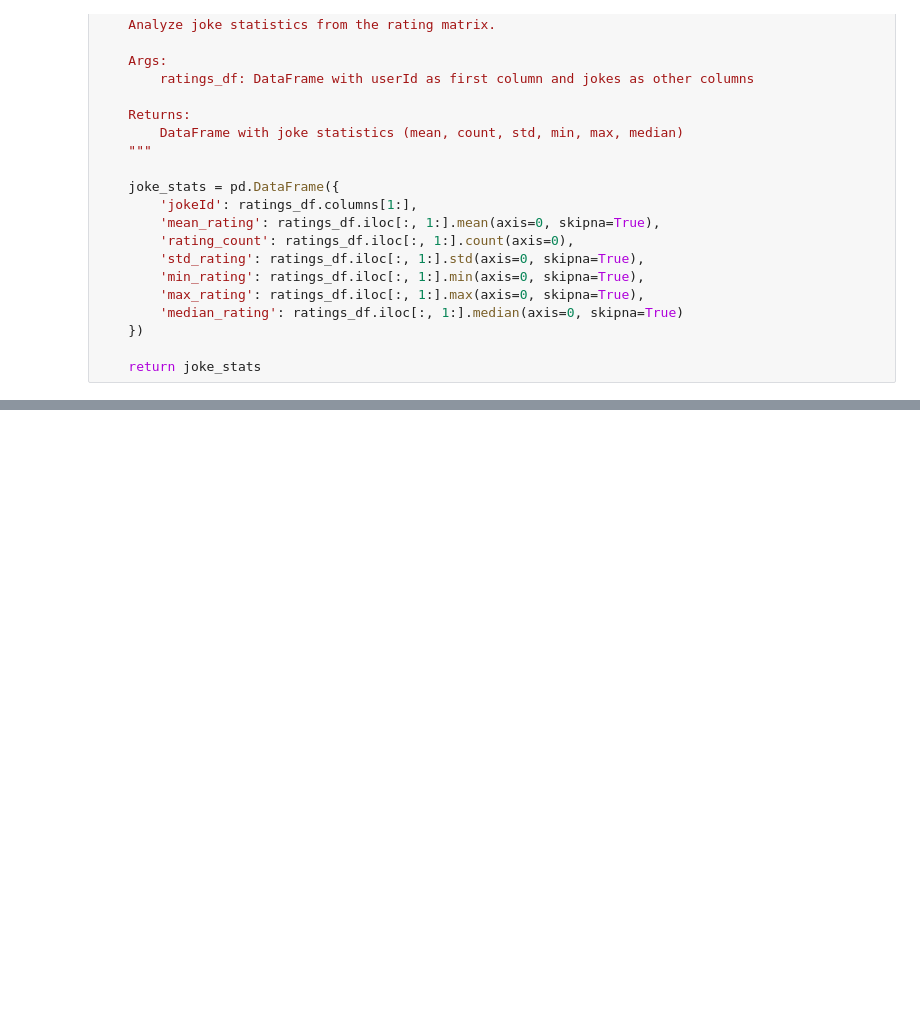
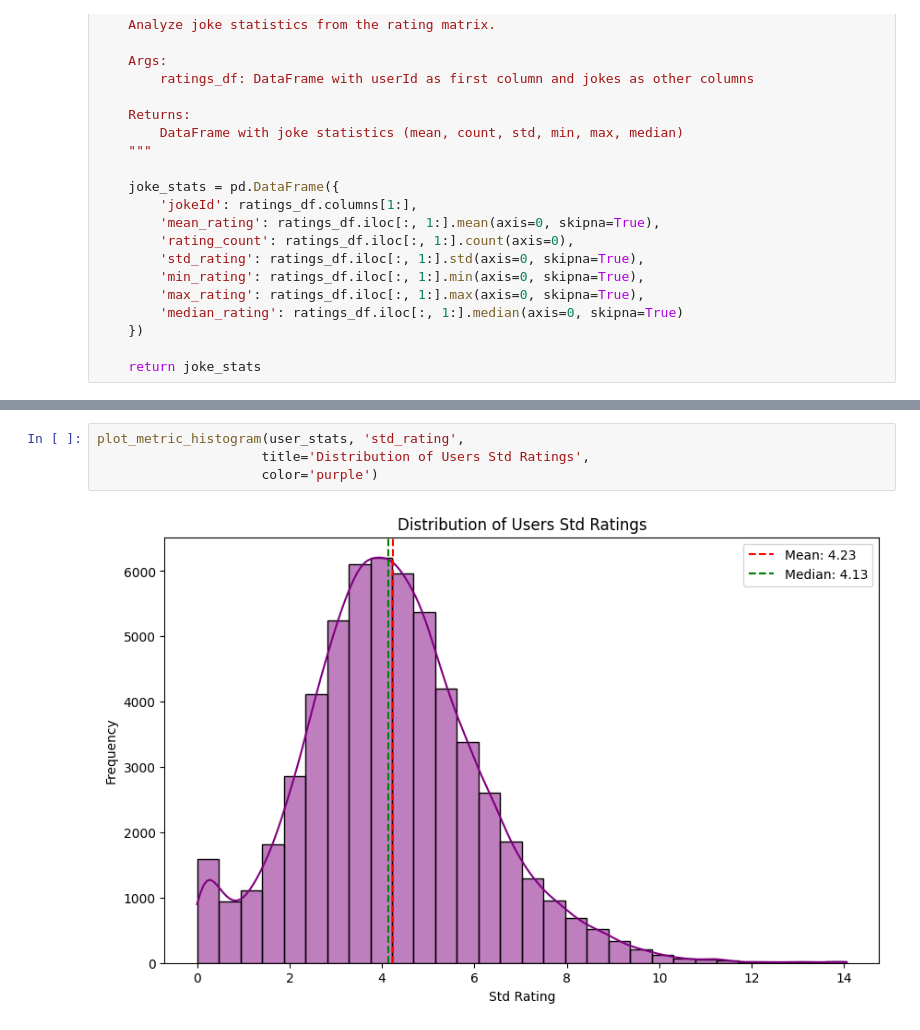
Before and after one commit to ejdam87/joke-recommendation, a Jupyter notebook: data_exploration.ipynb, the cells around one changed output, grey strips where cells are left out. Drawn from its saved outputs; the diff is of its cells as text; blank space fills up the shorter version.

```diff
--- a/data_exploration.ipynb
+++ b/data_exploration.ipynb
@@ -235,0 +281,6 @@ analyze_jokes(ratings_df).head(15)
+# %%
+plot_metric_histogram(user_stats, 'std_rating',
+                     title='Distribution of Users Std Ratings',
+                     color='purple')
+# %% [output]
+[figure, added]
```
Also changed, not shown: parts of 15 cells of this notebook.
